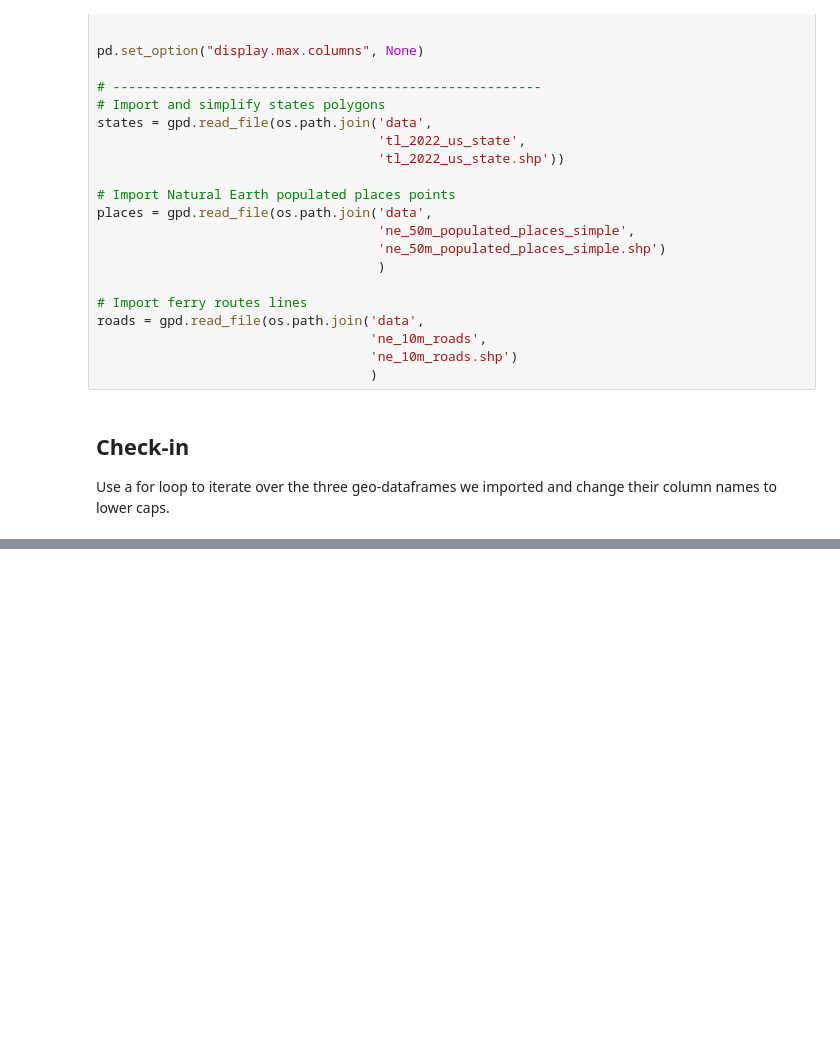
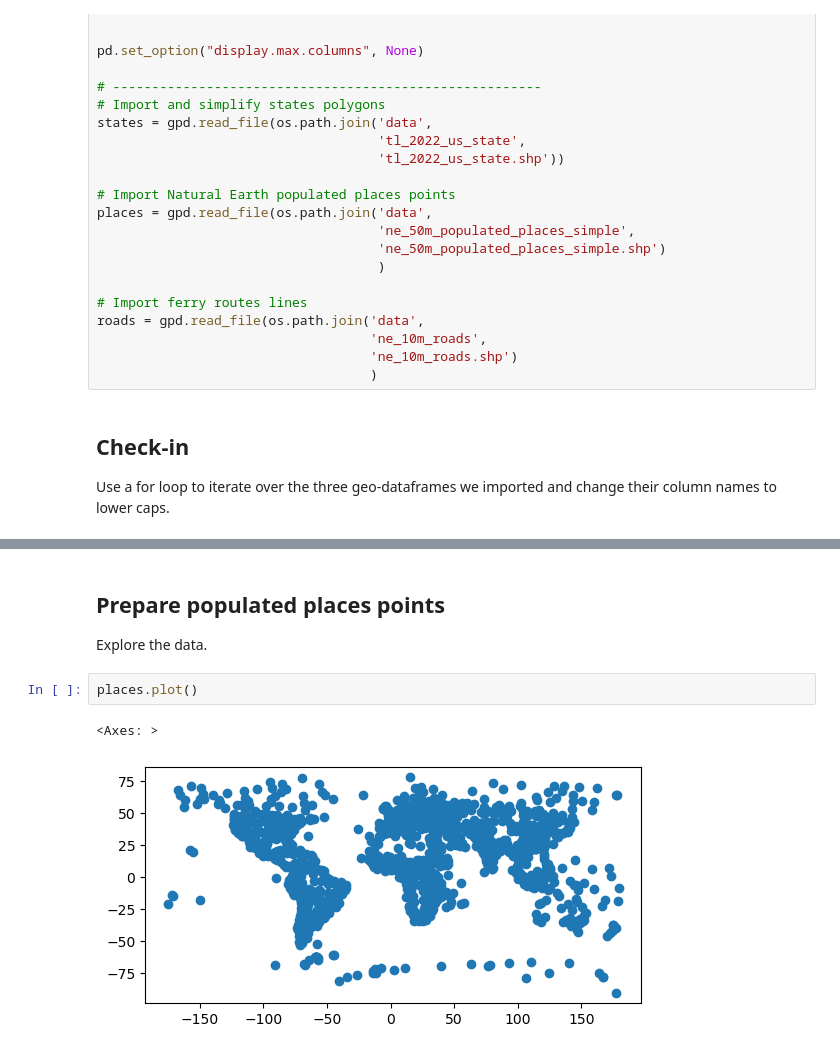
Before and after one commit to lsdixit/eds220-2025-in-class, a Jupyter notebook: week7-clipping.ipynb, the cells around one changed output, grey strips where cells are left out. Saved outputs shown, nothing was run; the diff lists cells and outputs as text; blank space fills up the shorter version.

```diff
--- a/week7-clipping.ipynb
+++ b/week7-clipping.ipynb
@@ -54,0 +115,9 @@ Use a for loop to iterate over the three geo-dataframes we imported and change t
+# %% [markdown]
+## Prepare populated places points
+
+Explore the data.
+# %%
+places.plot()
+# %% [output]
+<Axes: >
+[figure, added]
```
Also changed, not shown: parts of 37 cells of this notebook.
